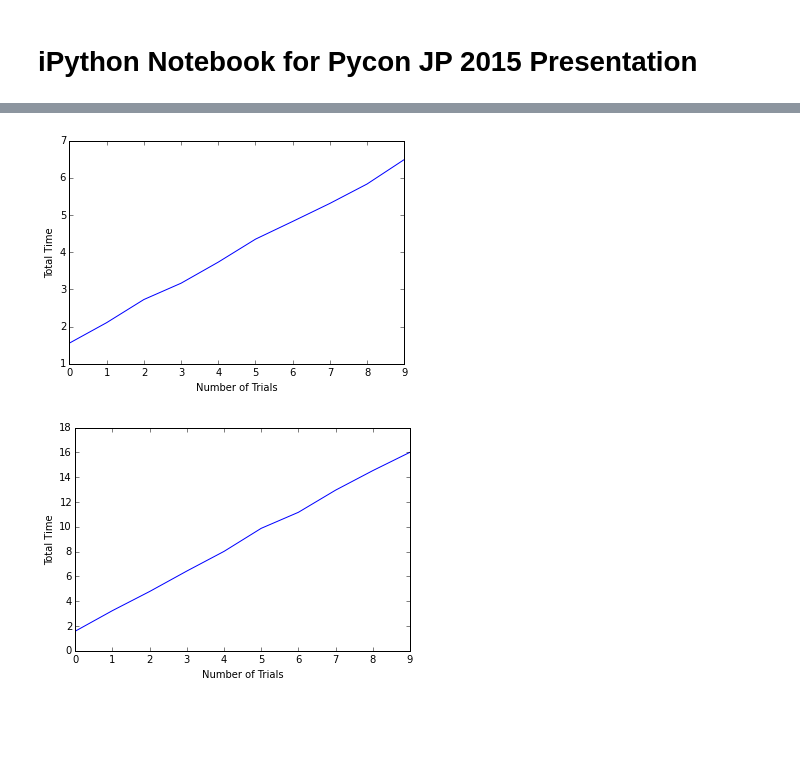
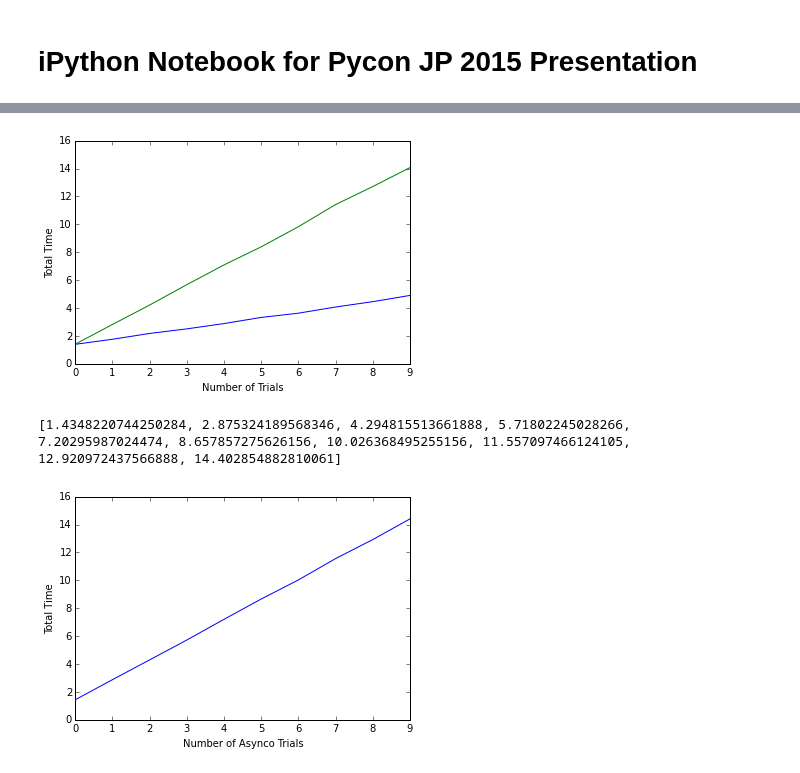
Before and after one commit to jermnelson/pyconjp-2015, a Jupyter notebook: static/notebooks/Presentation.ipynb, the cells around one changed output, grey strips where cells are left out. Saved outputs shown, nothing was run; the diff lists cells and outputs as text; code cells hidden in the pictures; blank space fills up the shorter version.

```diff
--- a/static/notebooks/Presentation.ipynb
+++ b/static/notebooks/Presentation.ipynb
@@ -26,10 +26,10 @@ http://bibframe.org/vocab/authorizedAccessPoint Janke, Steven J., 1947- Introduc
 http://bibframe.org/vocab/creator http://catalog.coloradocollege.edu/58052458person6
 # %%
 import timeit
-setup_stmt = """import redis
+redis_setup_stmt = """import redis
 cc_popular = redis.StrictRedis()"""
-stmt="""cc_popular.keys("17e3f5ff4da952ec9d9f850a571a8d9cf5b1ec69:*:*")"""
+redis_stmt="""cc_popular.keys("17e3f5ff4da952ec9d9f850a571a8d9cf5b1ec69:*:*")"""
 redis_trials = []
 for count in range(1, 11):
-	redis_timer = timeit.timeit(stmt=stmt, setup=setup_stmt, number=count)
+	redis_timer = timeit.timeit(stmt=redis_stmt, setup=redis_setup_stmt, number=count)
 	redis_trials.append(redis_timer)
@@ -35,0 +45,13 @@ for count in range(1, 11):
+# %%
+import requests
+setup_stmt = """import requests"""
+falcon_stmt="""requests.get("http://localhost:18150", data={"s": "http://catalog.coloradocollege.edu/58052458"})"""
+falcon_trials = []
+for count in range(1,11):
+    falcon_timer = timeit.timeit(stmt=falcon_stmt, setup=setup_stmt, number=count)
+    falcon_trials.append(falcon_timer)
+print(falcon_trials)
+plt.plot(falcon_trials)
+plt.ylabel('Total Time')
+plt.xlabel('Number of Trials')
+plt.show()
@@ -36,21 +61,23 @@ for count in range(1, 11):
 # %%
 plt.plot(redis_trials)
+plt.plot(falcon_trials)
 plt.ylabel('Total Time')
 plt.xlabel('Number of Trials')
 plt.show()
 # %% [output]
-[figure, old version]
+[figure, new version]
 # %%
-import requests
 setup_stmt = """import requests"""
-stmt="""requests.get("http://localhost:18150", data={"s": "http://catalog.coloradocollege.edu/58052458"})"""
-falcon_trials = []
+asynco_stmt = """requests.get("http://localhost:7000?s=http://catalog.coloradocollege.edu/58052458")"""
+asynco_trials = []
 for count in range(1,11):
-    falcon_timer = timeit.timeit(stmt=stmt, setup=setup_stmt, number=count)
-    falcon_trials.append(falcon_timer)
-plt.plot(falcon_trials)
+    asynco_timer =  timeit.timeit(stmt=asynco_stmt, setup=setup_stmt, number=count)
+    asynco_trials.append(asynco_timer)
+print(asynco_trials)
+plt.plot(asynco_trials)
 plt.ylabel('Total Time')
-plt.xlabel('Number of Trials')
+plt.xlabel('Number of Asynco Trials')
 plt.show()
 # %% [output]
+[1.4348220744250284, 2.875324189568346, 4.294815513661888, 5.71802245028266, 7.20295987024474, 8.657857275626156, 10.026368495255156, 11.557097466124105, 12.920972437566888, 14.402854882810061]
-[figure, old version]
+[figure, new version]
```
Also changed, not shown: parts of 8 cells of this notebook, 12 other files.
